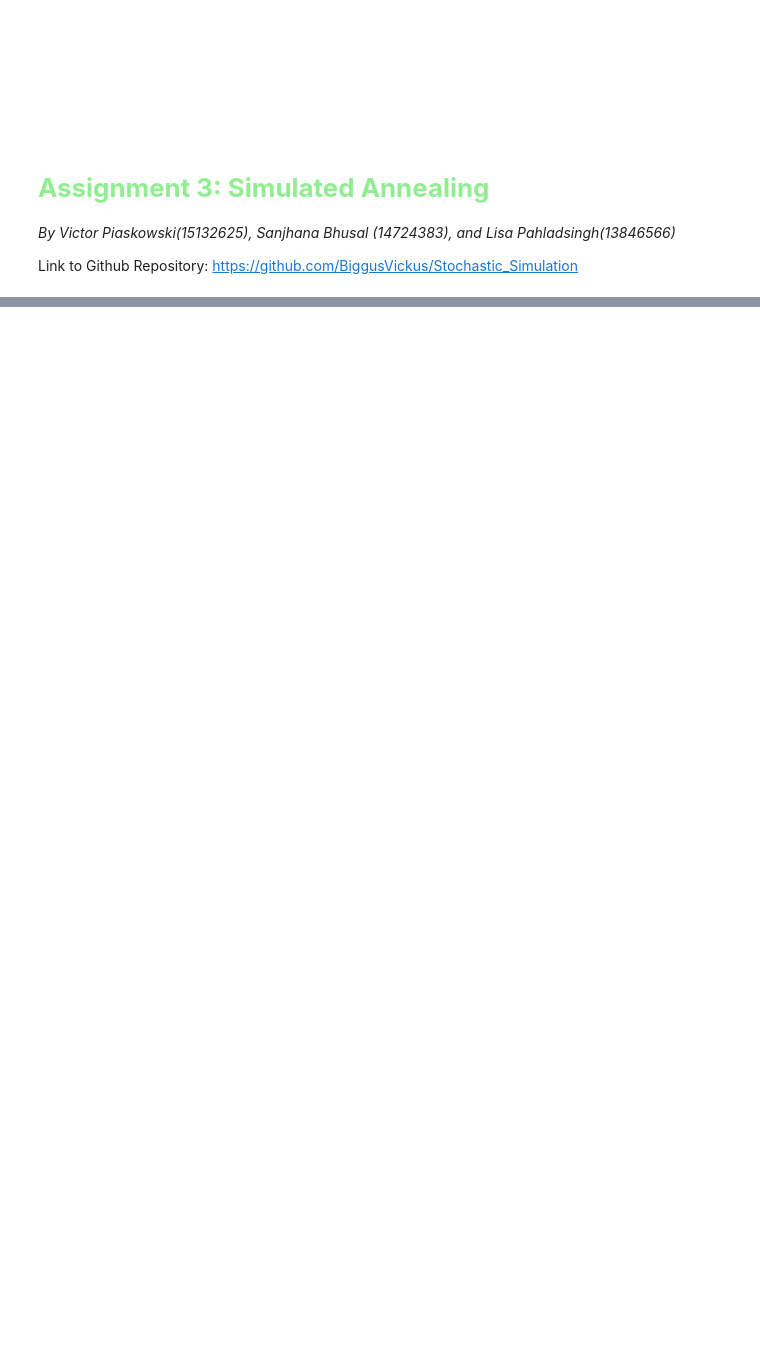
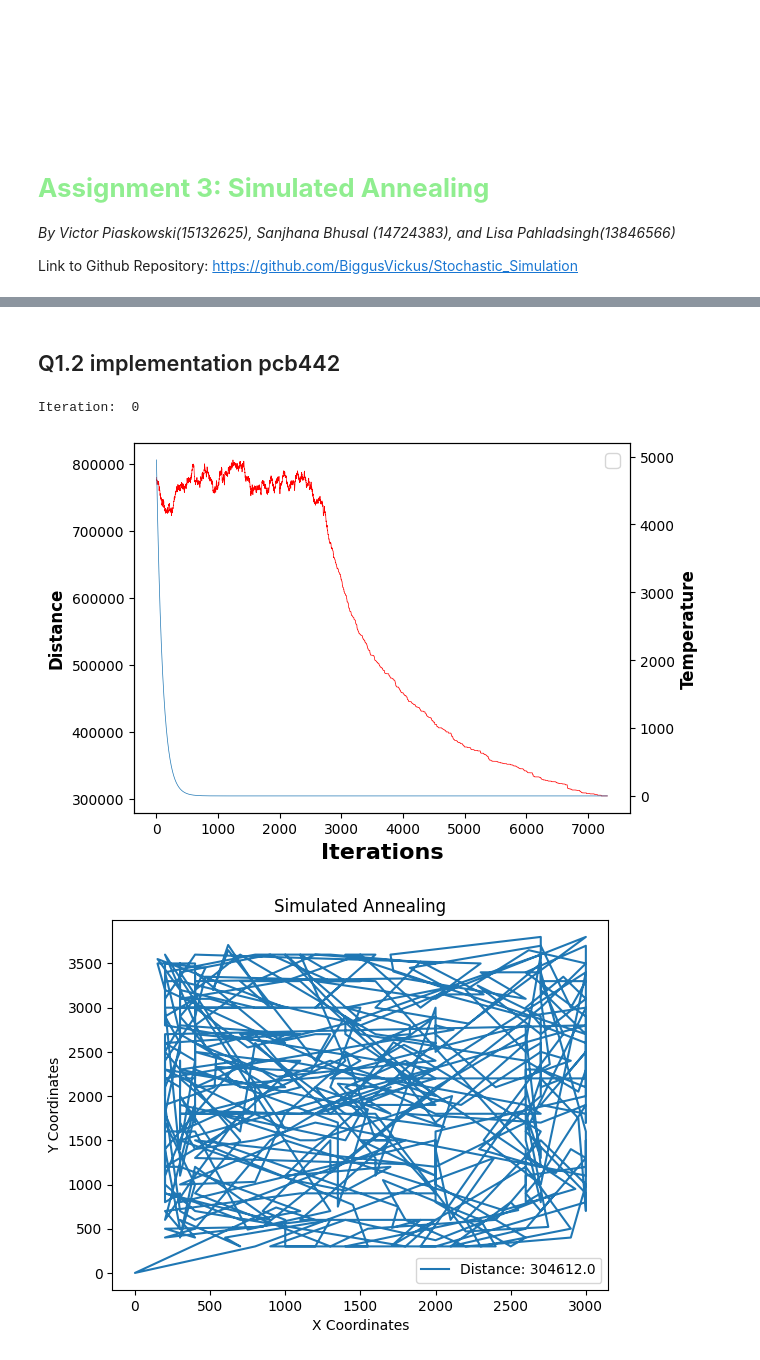
Before and after one commit to BiggusVickus/Stochastic_Simulation, a Jupyter notebook: Assignment 3/LisaPahladsingh_13846566_SanjhanaBhusal_14724383_VictorPiaskowski_15132625_Assignment2.ipynb, the cells around one changed output, grey strips where cells are left out. Cells and saved outputs as stored; diff of their text form; code cells hidden in the pictures; blank space fills up the shorter version.

```diff
--- a/Assignment 3/LisaPahladsingh_13846566_SanjhanaBhusal_14724383_VictorPiaskowski_15132625_Assignment2.ipynb
+++ b/Assignment 3/LisaPahladsingh_13846566_SanjhanaBhusal_14724383_VictorPiaskowski_15132625_Assignment2.ipynb
@@ -298,0 +366,17 @@ initial.plot_route_distance_list()
+# %% [markdown]
+## Q1.2 implementation pcb442
+# %%
+initial = SimulatedAnnealing('pcb442.tsp')
+initial.same_solution_max = 100
+initial.same_cost_diff_max = 500
+initial.iterations = 1
+initial.max_iter = 7500
+
+# run with current settings
+initial.initialize()
+initial.iteration_distance()
+initial.plot_route()
+# %% [output]
+Iteration:  0
+[figure, added]
+[figure, added]
```
Also changed, not shown: parts of 18 cells of this notebook.
